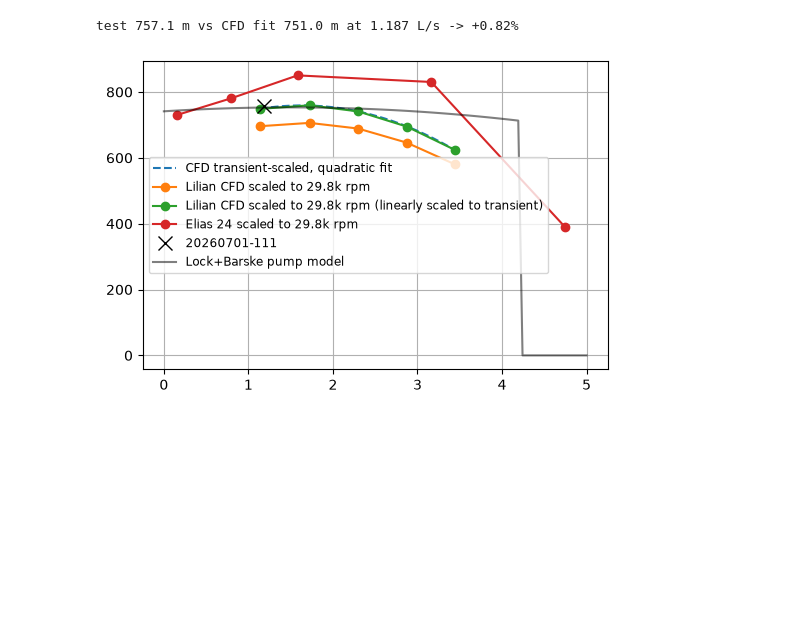
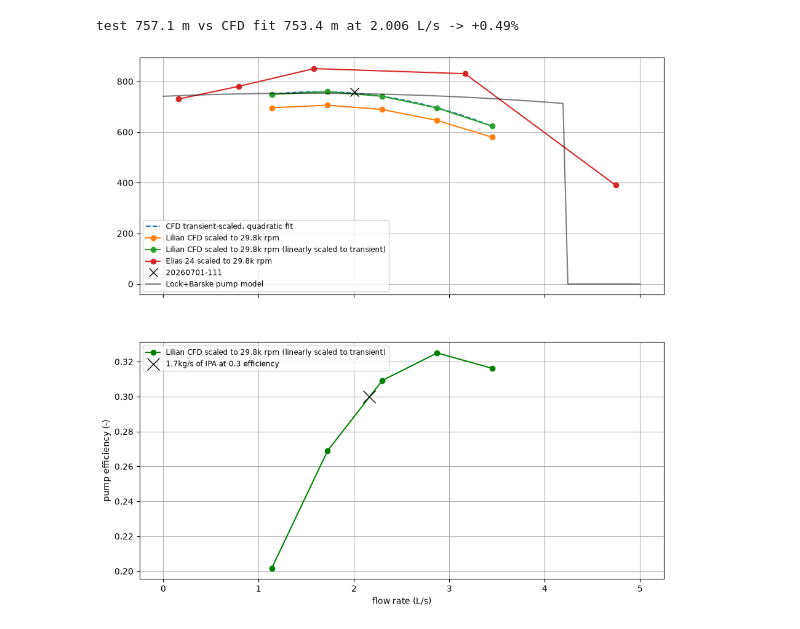
Before and after one commit to LpHiX/otp-sizing, a Jupyter notebook: data/LilianCFD20260928/lilian_cfd.ipynb, the cells around one changed output. Cells and saved outputs as stored; diff of their text form; code cells hidden in the pictures; blank space fills up the shorter version.

Commit message:
pre-test

```diff
--- a/data/LilianCFD20260928/lilian_cfd.ipynb
+++ b/data/LilianCFD20260928/lilian_cfd.ipynb
@@ -62,6 +68,7 @@ Average pump pressure rise: 74.275 bar, flow: 0.001 m^3/s, rpm: 29792.0 rpm pump
 Max pump pressure rise: 78.287 bar, Min pump pressure rise: 69.480 bar
 # %%
 import pandas as pd
+import numpy as np
 
 F = "barskE.xlsx"
 
@@ -94,7 +101,7 @@ def scale(df, N_new, N_old):
                         "dp (bar)":    df["dp (bar)"] * r**2,
                         "Pshaft (kW)": df["Pshaft (kW)"] * r**3})
 
-fig, ax = plt.subplots(figsize=(6, 4))
+fig, (ax, ax2) = plt.subplots(2, 1,figsize=(11, 11), sharex=True)
 
 cfd_30 = scale(cfd_33, N_new=avg_rpm, N_old=33_000)
 elias_30 = scale(elias_24, N_new=avg_rpm, N_old=24_000)
@@ -128,32 +135,43 @@ ax.plot(cfd_30["mdot (kg/s)"] * ipa_mdot_to_Ls, cfd_30["dp (bar)"] * bar_to_ipa_
 ax.plot(cfd_30_scaled["mdot (kg/s)"] * ipa_mdot_to_Ls, cfd_30_scaled["dp (bar)"] * bar_to_ipa_head, "-o", label="Lilian CFD scaled to 29.8k rpm (linearly scaled to transient)")
 ax.plot(elias_30["mdot (kg/s)"] * ipa_mdot_to_Ls, elias_30["dp (bar)"] * bar_to_ipa_head, "-o", label="Elias 24 scaled to 29.8k rpm")
 ax.plot(avg_Q * 1e3 * water_mdot_to_Ls, avg_dp * bar_to_water_head, "x", label="20260701-111", markersize=10, color="k")
 # ax.plot(avg_Q*1e3, max_dp * bar_to_water_head, "s", label="20260701-111 max", markersize=10, color="k")
 # ax.plot(avg_Q*1e3, min_dp * bar_to_water_head, ".", label="20260701-111 min", markersize=10, color="k")
 
+# plot pump efficiency
+ax2.plot(cfd_30_scaled["mdot (kg/s)"] * ipa_mdot_to_Ls, cfd_30_scaled["mdot (kg/s)"] * cfd_30_scaled["dp (bar)"] * 1e5 / 785 /( cfd_30_scaled["Pshaft (kW)"] * 1000), "-o", label="Lilian CFD scaled to 29.8k rpm (linearly scaled to transient)", color="g")
+
+
+ax2.plot(1.7/787*1000, 0.3, "x", markersize=15, color="k", label="1.7kg/s of IPA at 0.3 efficiency")
+
+ax2.grid(True); ax2.legend(fontsize="small")
+ax2.set_ylabel("pump efficiency (-)"); ax2.set_xlabel("flow rate (L/s)")
+
 from data.OT2.ot2 import PUMP
 from pyfluids import FluidsList
 from otp.propellants.propellant import Propellant
 from otp.core.units import BAR
 import numpy as np
 
 
 WATER = Propellant("Water", FluidsList.Water, t_tank=293.15, p_tank=10*BAR)
 
 heads = np.array([PUMP.point_performance(WATER, Q, avg_rpm, avg_p_inlet*BAR, 293.15, "lock").H_total_real for Q in np.linspace(0, 0.005, 100)])
 ax.plot(np.linspace(0, 0.005, 100)*1e3, heads, label="Lock+Barske pump model", color="k", alpha=0.5)
 
 # PUMP.choices.coeff_p = 0.5
 # heads_barske = np.array([PUMP.point_performance(WATER, Q, avg_rpm, avg_p_inlet*BAR, 293.15, "barske").H_total_real for Q in np.linspace(0, 0.005, 100)])
 # ax.plot(np.linspace(0, 0.005, 100)*1e3, heads_barske, label=f"Barske pump model (coeff_p={PUMP.choices.coeff_p})", color="g", alpha=0.5)
 
 # PUMP.choices.coeff_p = 0.4
 # heads_barske = np.array([PUMP.point_performance(WATER, Q, avg_rpm, avg_p_inlet*BAR, 293.15, "barske").H_total_real for Q in np.linspace(0, 0.005, 100)])
 # ax.plot(np.linspace(0, 0.005, 100)*1e3, heads_barske, '--', label=f"Barske pump model (coeff_p={PUMP.choices.coeff_p})", color="g", alpha=0.5)
 
 
+
+
 ax.legend(fontsize="small")
 ax.grid(True)
 # %% [output]
-test 757.1 m vs CFD fit 751.0 m at 1.187 L/s -> +0.82%
+test 757.1 m vs CFD fit 753.4 m at 2.006 L/s -> +0.49%
-[figure, old version]
+[figure, new version]
```
Also changed, not shown: parts of 2 cells of this notebook, 9 other files.
